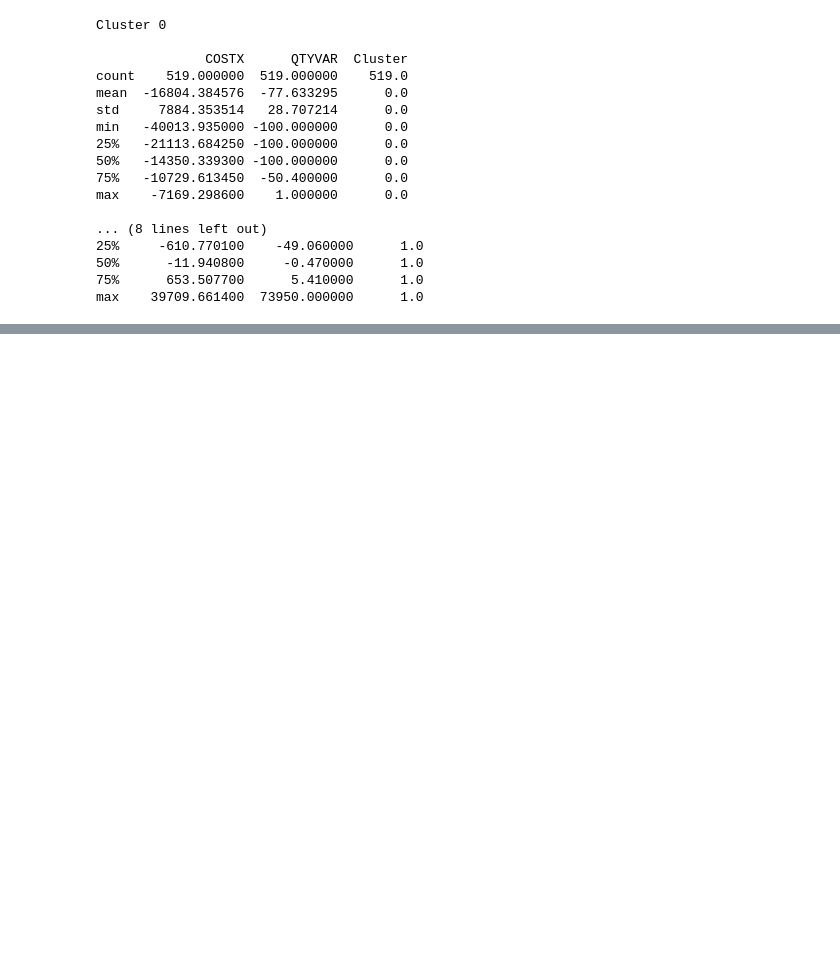
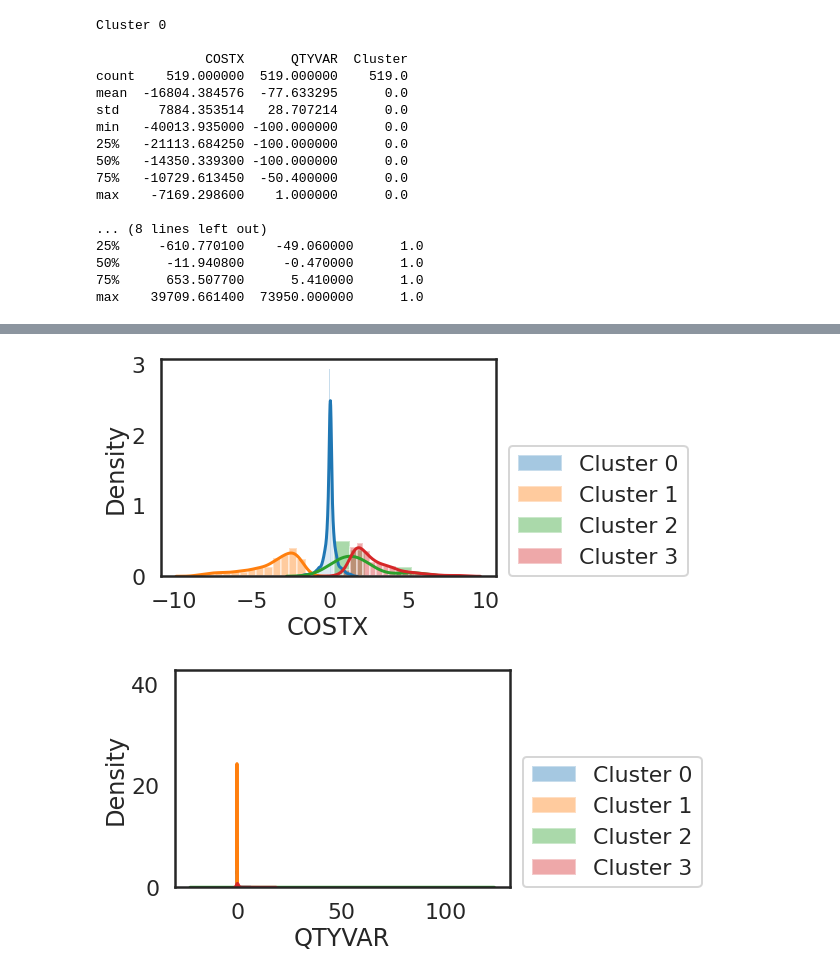
Before and after one commit to rjnakano/manejo-inventarios-pdg, a Jupyter notebook: Notebooks/TDG042521V2.ipynb, the cells around one changed output, grey strips where cells are left out. Drawn from its saved outputs; the diff is of its cells as text; code cells hidden in the pictures; blank space fills up the shorter version.

```diff
--- a/Notebooks/TDG042521V2.ipynb
+++ b/Notebooks/TDG042521V2.ipynb
@@ -296,0 +345,7 @@ freq     959  1043   2183     6735  4890  4847  2122
+# %%
+pd.set_option('display.max_columns', None)
+for i in range(k):
+  print('\033[1m' + '\033[91m' + 'Cluster ',i, '\033[0m' + '\n')
+  contingency = pd.crosstab(data1[data1['Cluster']==i].Cluster, data1[data1['Cluster']==i].CAT)
+  print(contingency,'\n')
+pd.options.display.max_columns = 10
@@ -296,0 +372,2 @@ freq     959  1043   2183     6735  4890  4847  2122
+# %%
+data1.drop('Cluster', inplace=True, axis=1)
@@ -296,0 +393,9 @@ freq     959  1043   2183     6735  4890  4847  2122
+# %%
+# Fit the cluster
+k = 4
+gamma = 0.5
+import time
+start_time = time.time()
+kprototype = KPrototypes(n_jobs = -1, n_clusters = k, init = 'Huang', gamma = gamma, random_state = 0)
+kprototype.fit_predict(data1, categorical = catColumnsPos)
+print("--- %s seconds ---" % (time.time() - start_time))
@@ -296,0 +415,12 @@ freq     959  1043   2183     6735  4890  4847  2122
+# %%
+data1['Cluster'] = kprototype.labels_
+# %%
+import matplotlib.pylab as plt
+for var in ['COSTX','QTYVAR']:
+    for i in range(k):
+        sns.distplot(data1.loc[data1['Cluster']==i,var], label= 'Cluster {}'.format(i));
+        plt.legend(loc=(1.04,0))
+    plt.show();
+# %% [output]
+[figure, added]
+[figure, added]
```
Also changed, not shown: parts of 47 cells of this notebook.
